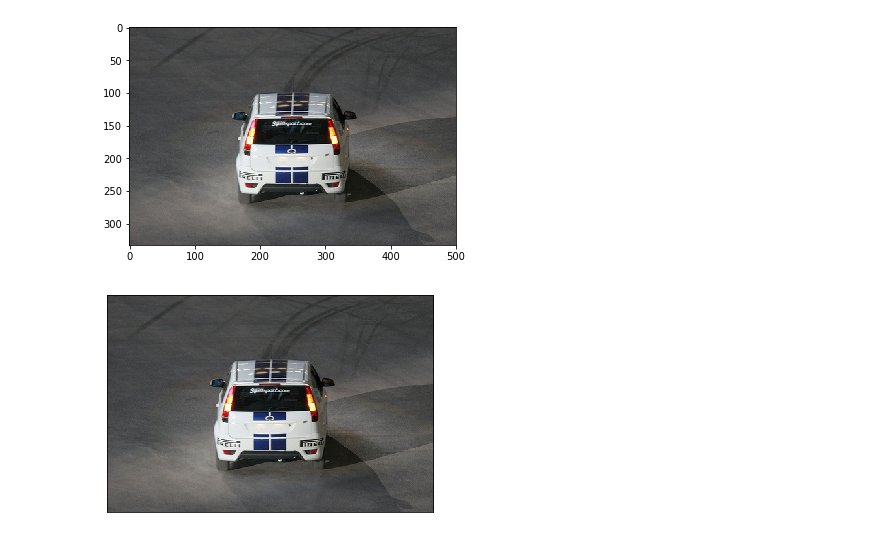
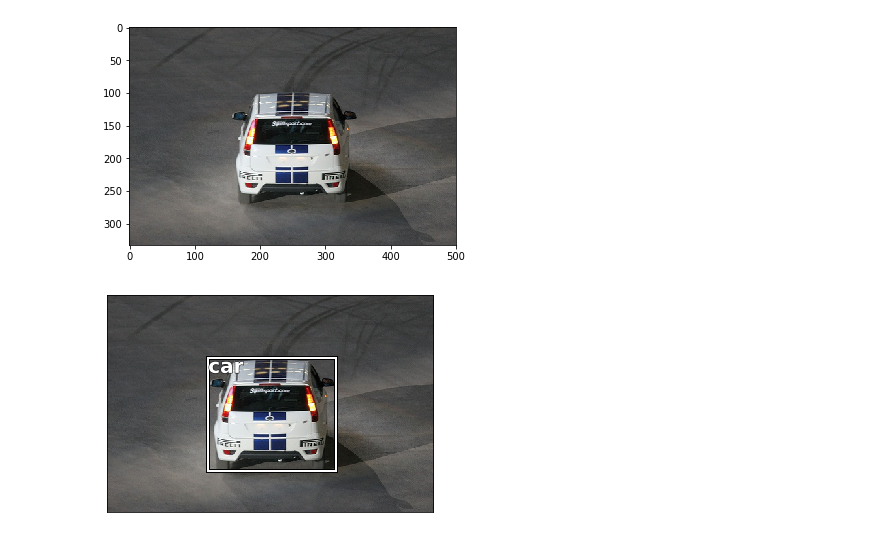
Before and after one commit to T-rex007/Object-detection, a Jupyter notebook: Pascal_firstlook.ipynb, the cells around one changed output. Saved outputs shown, nothing was run; the diff lists cells and outputs as text; code cells hidden in the pictures.

```diff
--- a/Pascal_firstlook.ipynb
+++ b/Pascal_firstlook.ipynb
@@ -114,6 +61,6 @@ Dictionaries
     +categ - Dictionary of category name with the keys as a category_id with
 # %%
 t_img = trn['images'][0]
-t_ann=trn_an[t_img['id']] ###(hw bounding box and category id )
-print(t_ann)
+t_ann=trn_an[t_img['id']][0]; t_ann ###(hw bounding box and category id )
+t_img, t_ann
 # %% [output]
@@ -123,5 +71,5 @@ categ[t_ann[0][1]]### category
 # %% [output]
 'car'
 # %%
-def bb_hw(ann):
-    return np.array([a[1], a[0], a[3]-a[1], a[2]-a[0]])
+def bb_hw(a):
+    return np.array([a[1], a[0], a[3]-a[1]+1, a[2]-a[0]+1 ])
@@ -136,9 +88,38 @@ plt.show()
 # %% [output]
 [figure]
 # %%
-fig, ax = plt.subplots()
-ax.imshow(img)
-ax.get_xaxis().set_visible(False)
-ax.get_yaxis().set_visible(False)
+def show_img(img, figsize=None, ax=None):
+    fig, ax = plt.subplots()
+    ax.imshow(img)
+    ax.get_xaxis().set_visible(False)
+    ax.get_yaxis().set_visible(False)
+    return ax
-# %% [output]
-[figure, removed]
+# %%
+
+### Outline
+def outline(ax, lw):
+    """
+    Outline the passed object with a black border
+    """
+    ax.set_path_effects([patheffects.Stroke(linewidth =lw , foreground = 'black'), patheffects.Normal()])
+###Outline
+def draw_bb(ax, b):
+    """
+    Draws a bounding box around the object
+    """
+    patch = ax.add_patch(patches.Rectangle(b[:2], *b[-2:], fill=False, edgecolor = 'white', lw = 2))
+    outline(patch, 4)
+def write_txt(ax, xy, txt, sz = 14):
+    """
+    writes text on  th image
+    """
+    text = ax.text(xy[0], xy[1], txt, verticalalignment = 'top', color = 'white',fontsize = 20, weight = 'bold')
+    outline(text, 1)
+# %%
+img = plt.imread(str(imgpth)+'/'+t_img['file_name'])
+a = show_img(img)
+b = bb_hw(t_ann[0])
+draw_bb(a, b)
+write_txt(a, b[:2], categ[t_ann[1]])
+# %% [output]
+[figure, added]
```
Also changed, not shown: parts of 14 cells of this notebook.
